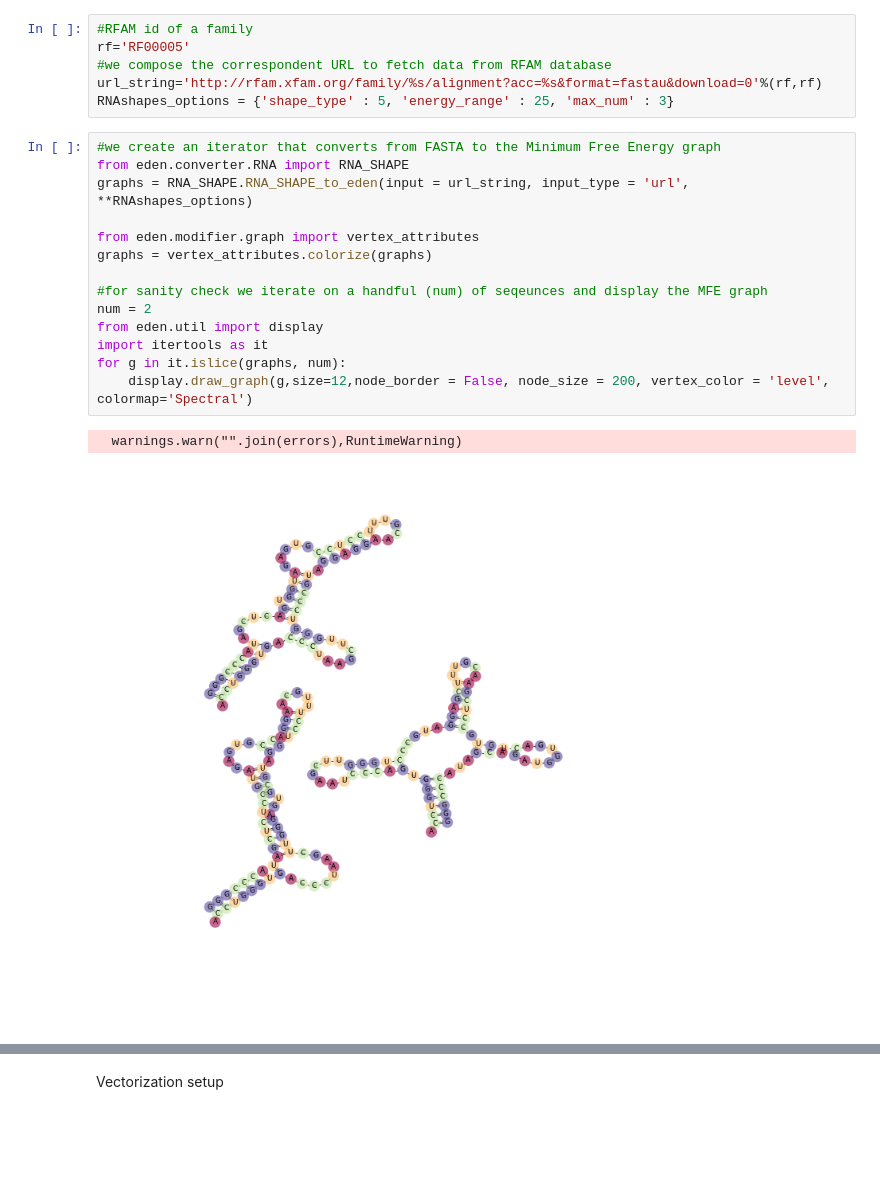
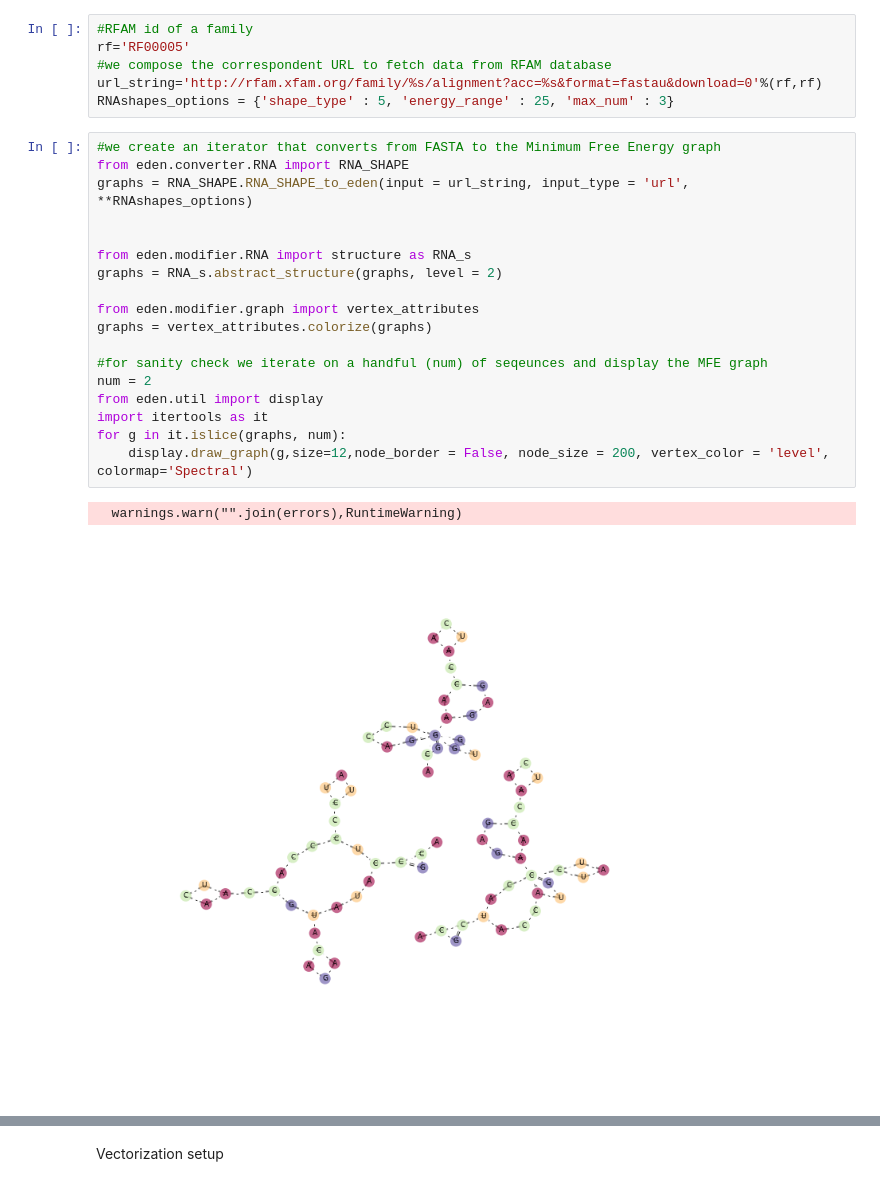
Before and after one commit to fabriziocosta/EDeN, a Jupyter notebook: examples/RNA_single_family.ipynb, the cells around one changed output, grey strips where cells are left out. Saved outputs shown, nothing was run; the diff lists cells and outputs as text; blank space fills up the shorter version.

Commit message:
modifiers update

```diff
--- a/examples/RNA_single_family.ipynb
+++ b/examples/RNA_single_family.ipynb
@@ -18,17 +18,21 @@ RNAshapes_options = {'shape_type' : 5, 'energy_range' : 25, 'max_num' : 3}
 # %%
 #we create an iterator that converts from FASTA to the Minimum Free Energy graph
 from eden.converter.RNA import RNA_SHAPE
 graphs = RNA_SHAPE.RNA_SHAPE_to_eden(input = url_string, input_type = 'url', **RNAshapes_options)
+
+
+from eden.modifier.RNA import structure as RNA_s
+graphs = RNA_s.abstract_structure(graphs, level = 2)
 
 from eden.modifier.graph import vertex_attributes
 graphs = vertex_attributes.colorize(graphs)
 
 #for sanity check we iterate on a handful (num) of seqeunces and display the MFE graph
 num = 2
 from eden.util import display
 import itertools as it
 for g in it.islice(graphs, num):
     display.draw_graph(g,size=12,node_border = False, node_size = 200, vertex_color = 'level', colormap='Spectral')
 # %% [output]
   warnings.warn("".join(errors),RuntimeWarning)
-[figure, old version]
+[figure, new version]
```
Also changed, not shown: parts of 12 cells of this notebook, 6 other files.
